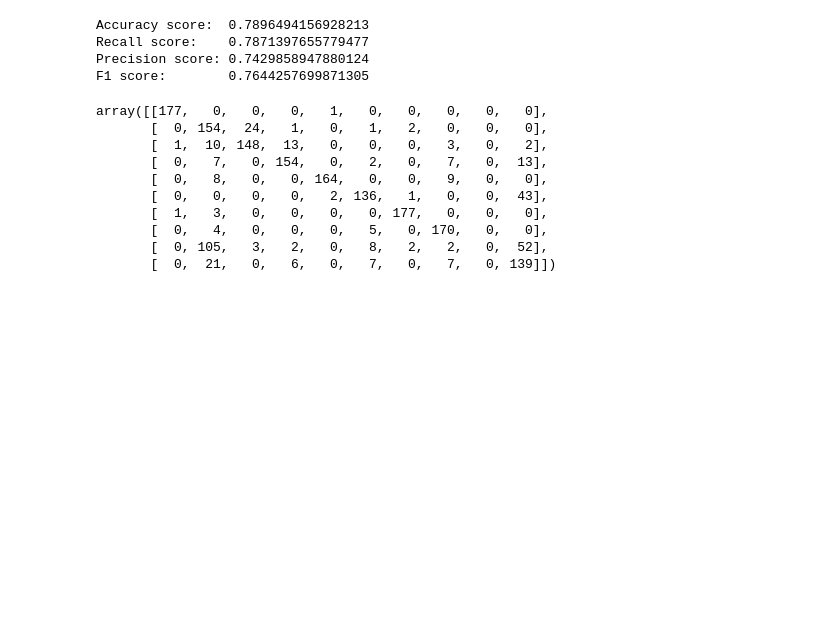
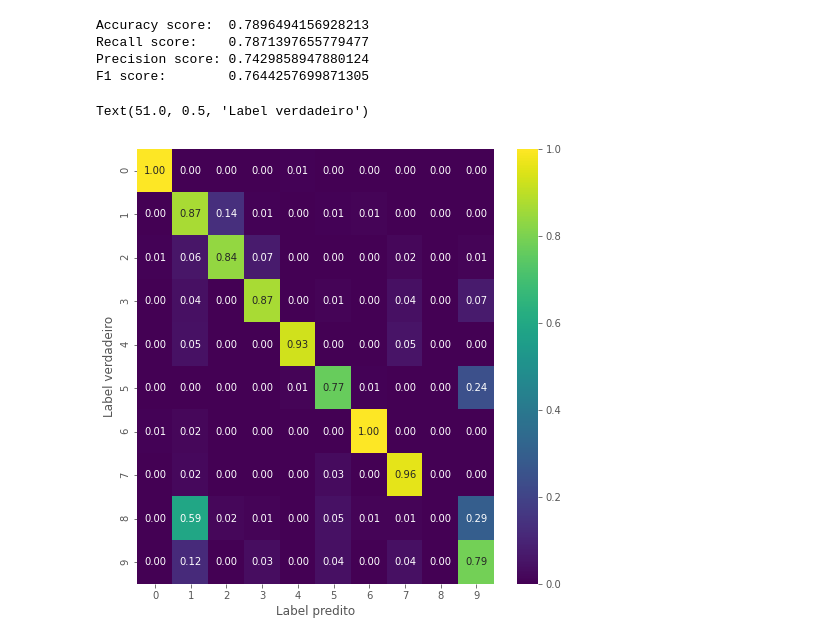
Before and after one commit to tutss/datascience, a Jupyter notebook: K-Means.ipynb, the cells around one changed output. Saved outputs shown, nothing was run; the diff lists cells and outputs as text; code cells hidden in the pictures; blank space fills up the shorter version.

```diff
--- a/K-Means.ipynb
+++ b/K-Means.ipynb
@@ -197,16 +230,12 @@ Accuracy score:  0.7896494156928213
 Recall score:    0.7871397655779477
 Precision score: 0.7429858947880124
 F1 score:        0.7644257699871305
-# %%
-confusion_matrix(digits.target, labels)
-# %% [output]
-array([[177,   0,   0,   0,   1,   0,   0,   0,   0,   0],
-       [  0, 154,  24,   1,   0,   1,   2,   0,   0,   0],
-       [  1,  10, 148,  13,   0,   0,   0,   3,   0,   2],
-       [  0,   7,   0, 154,   0,   2,   0,   7,   0,  13],
-       [  0,   8,   0,   0, 164,   0,   0,   9,   0,   0],
-       [  0,   0,   0,   0,   2, 136,   1,   0,   0,  43],
-       [  1,   3,   0,   0,   0,   0, 177,   0,   0,   0],
-       [  0,   4,   0,   0,   0,   5,   0, 170,   0,   0],
-       [  0, 105,   3,   2,   0,   8,   2,   2,   0,  52],
-       [  0,  21,   0,   6,   0,   7,   0,   7,   0, 139]])
+# %%
+mx = confusion_matrix(digits.target, labels).max()
+plt.figure(figsize=(8,8))
+sns.heatmap(confusion_matrix(digits.target, labels)/mx, cmap='viridis', annot=True, fmt='.2f')
+plt.xlabel("Label predito")
+plt.ylabel("Label verdadeiro")
+# %% [output]
+Text(51.0, 0.5, 'Label verdadeiro')
+[figure, added]
```
Also changed, not shown: parts of 11 cells of this notebook.
